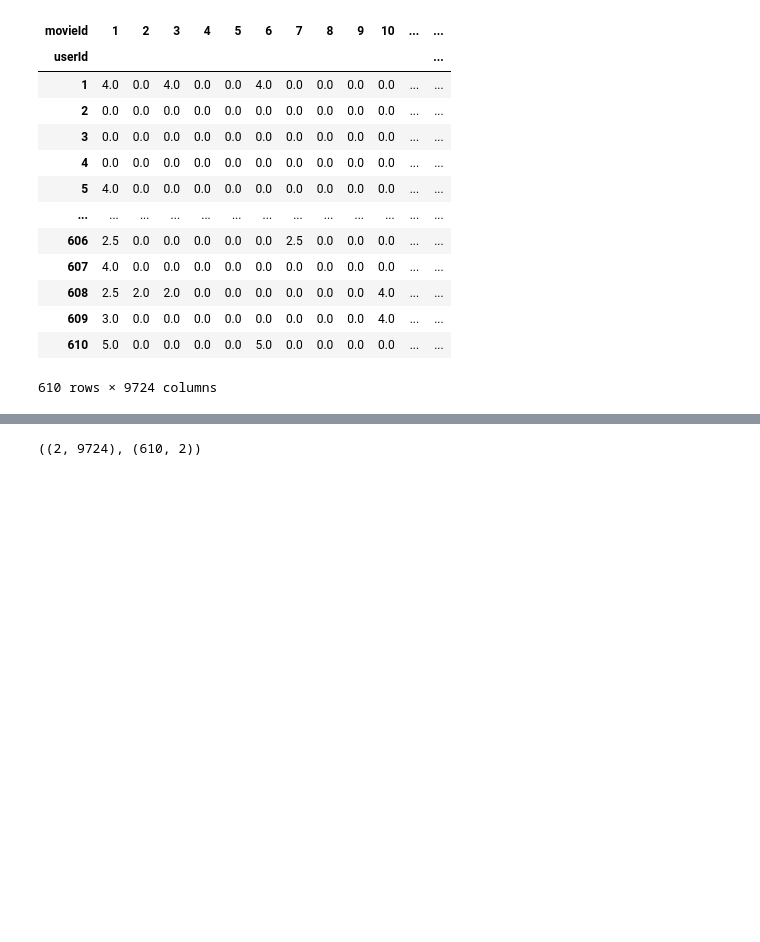
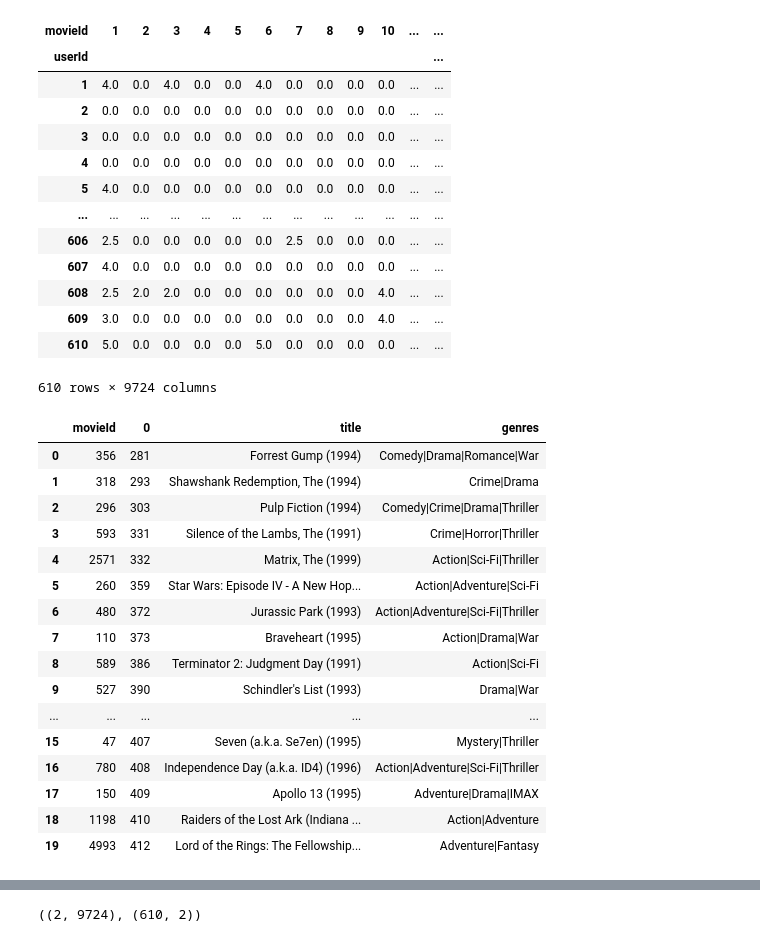
Before and after one commit to lorenanda/movie-recommender, a Jupyter notebook: notes.ipynb, the cells around one changed output, grey strips where cells are left out. Drawn from its saved outputs; the diff is of its cells as text; code cells hidden in the pictures; blank space fills up the shorter version.

Commit message:
changed input movies to most rated 10

```diff
--- a/notes.ipynb
+++ b/notes.ipynb
@@ -13,7 +13,7 @@ tags.tail()
 | 3681 | 610 | 3265 | heroic bloodshed | 1493843978 |
 | 3682 | 610 | 168248 | Heroic Bloodshed | 1493844270 |
 # %%
-movies = pd.read_csv('./data/movies.csv')
+movies = pd.read_csv('flask_app/data/movies.csv')
 movies.tail()
 # %% [output]
 |  | movieId | title | genres |
@@ -23,7 +23,7 @@ movies.tail()
 | 9740 | 193587 | Bungo Stray Dogs: Dead Apple (2018) | Action|Animation |
 | 9741 | 193609 | Andrew Dice Clay: Dice Rules (1991) | Comedy |
 # %%
-ratings = pd.read_csv('./data/ratings.csv')
+ratings = pd.read_csv('flask_app/data/ratings.csv')
 ratings.head()
 # %% [output]
 |  | userId | movieId | rating | timestamp |
@@ -139,3 +139,26 @@ ratings_pivot
 | 609 | 3.0 | 0.0 | 0.0 | 0.0 | 0.0 | 0.0 | 0.0 | 0.0 | 0.0 | 4.0 | ... | ... |
 | 610 | 5.0 | 0.0 | 0.0 | 0.0 | 0.0 | 5.0 | 0.0 | 0.0 | 0.0 | 0.0 | ... | ... |
 610 rows × 9724 columns
+# %%
+#most rated movies, with least 0s (no rating)
+most_rated = pd.DataFrame(ratings_pivot.isin([0.0]).sum().sort_values().head(20))
+most_rated = pd.merge(most_rated, movies, on='movieId')
+most_rated
+# %% [output]
+|  | movieId | 0 | title | genres |
+| 0 | 356 | 281 | Forrest Gump (1994) | Comedy|Drama|Romance|War |
+| 1 | 318 | 293 | Shawshank Redemption, The (1994) | Crime|Drama |
+| 2 | 296 | 303 | Pulp Fiction (1994) | Comedy|Crime|Drama|Thriller |
+| 3 | 593 | 331 | Silence of the Lambs, The (1991) | Crime|Horror|Thriller |
+| 4 | 2571 | 332 | Matrix, The (1999) | Action|Sci-Fi|Thriller |
+| 5 | 260 | 359 | Star Wars: Episode IV - A New Hop... | Action|Adventure|Sci-Fi |
+| 6 | 480 | 372 | Jurassic Park (1993) | Action|Adventure|Sci-Fi|Thriller |
+| 7 | 110 | 373 | Braveheart (1995) | Action|Drama|War |
+| 8 | 589 | 386 | Terminator 2: Judgment Day (1991) | Action|Sci-Fi |
+| 9 | 527 | 390 | Schindler's List (1993) | Drama|War |
+| ... | ... | ... | ... | ... |
+| 15 | 47 | 407 | Seven (a.k.a. Se7en) (1995) | Mystery|Thriller |
+| 16 | 780 | 408 | Independence Day (a.k.a. ID4) (1996) | Action|Adventure|Sci-Fi|Thriller |
+| 17 | 150 | 409 | Apollo 13 (1995) | Adventure|Drama|IMAX |
+| 18 | 1198 | 410 | Raiders of the Lost Ark (Indiana ... | Action|Adventure |
+| 19 | 4993 | 412 | Lord of the Rings: The Fellowship... | Adventure|Fantasy |
```
Also changed, not shown: parts of 2 cells of this notebook, 2 other files.
